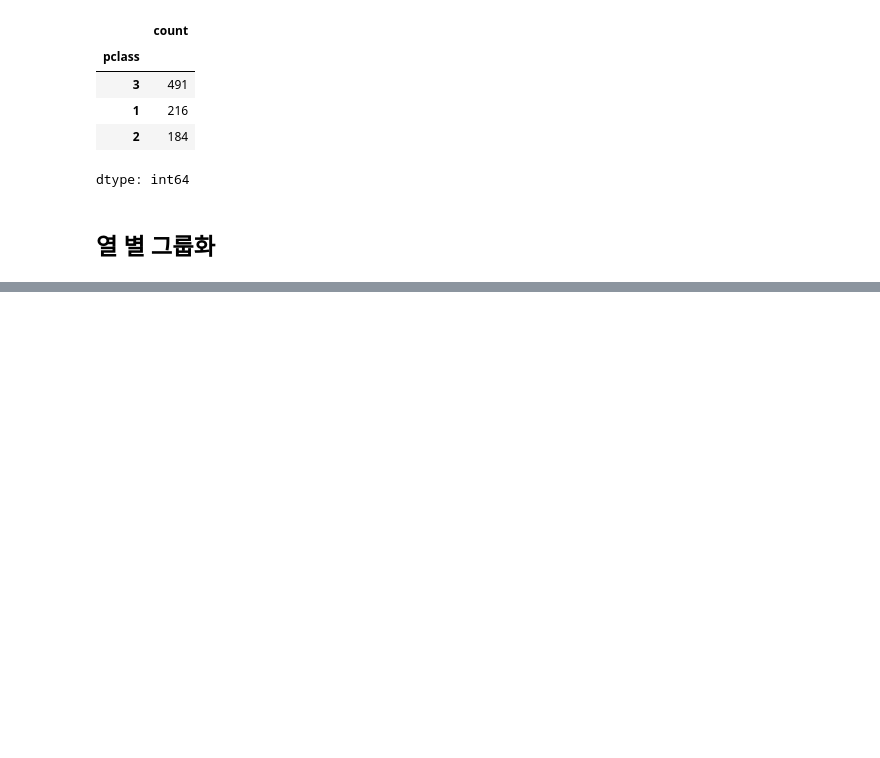
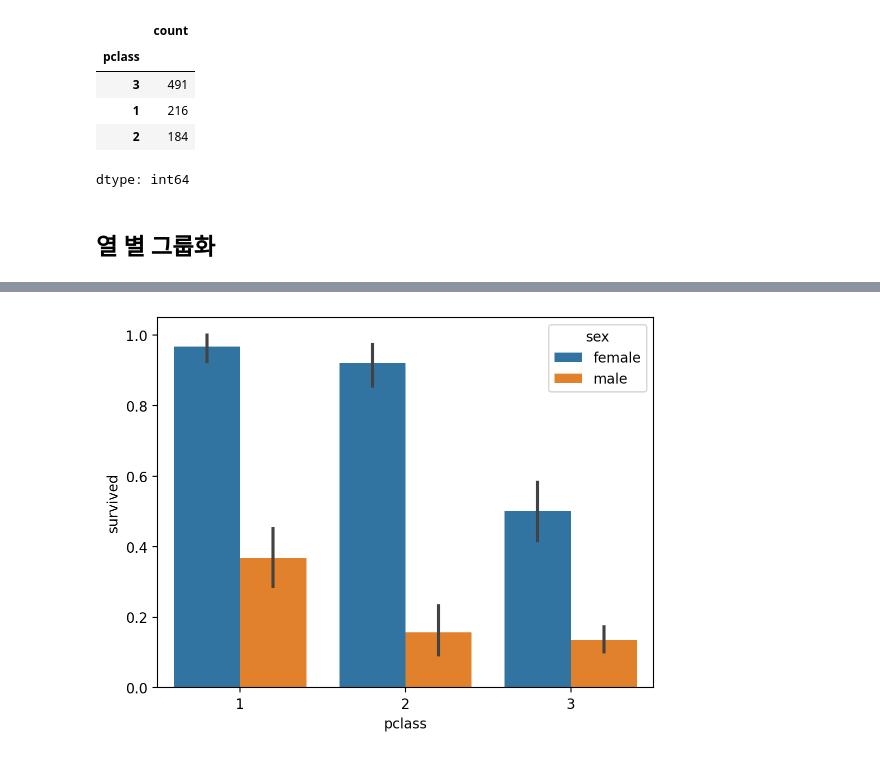
Before and after one commit to kihyuk-1/2025-1-myclass-BDA, a Jupyter notebook: inclass/04w_B_wed_0326_dataframe_application_ipynb의_사본.ipynb, the cells around one changed output, grey strips where cells are left out. Saved outputs shown, nothing was run; the diff lists cells and outputs as text; code cells hidden in the pictures; blank space fills up the shorter version.

```diff
--- a/inclass/04w_B_wed_0326_dataframe_application_ipynb의_사본.ipynb
+++ b/inclass/04w_B_wed_0326_dataframe_application_ipynb의_사본.ipynb
@@ -502,0 +561,4 @@ dtype: int64
+# %%
+sns.barplot(ttn, x="pclass", y="survived", hue="sex"); # 높이: 평균
+# %% [output]
+[figure, added]
```
Also changed, not shown: parts of 84 cells of this notebook.
